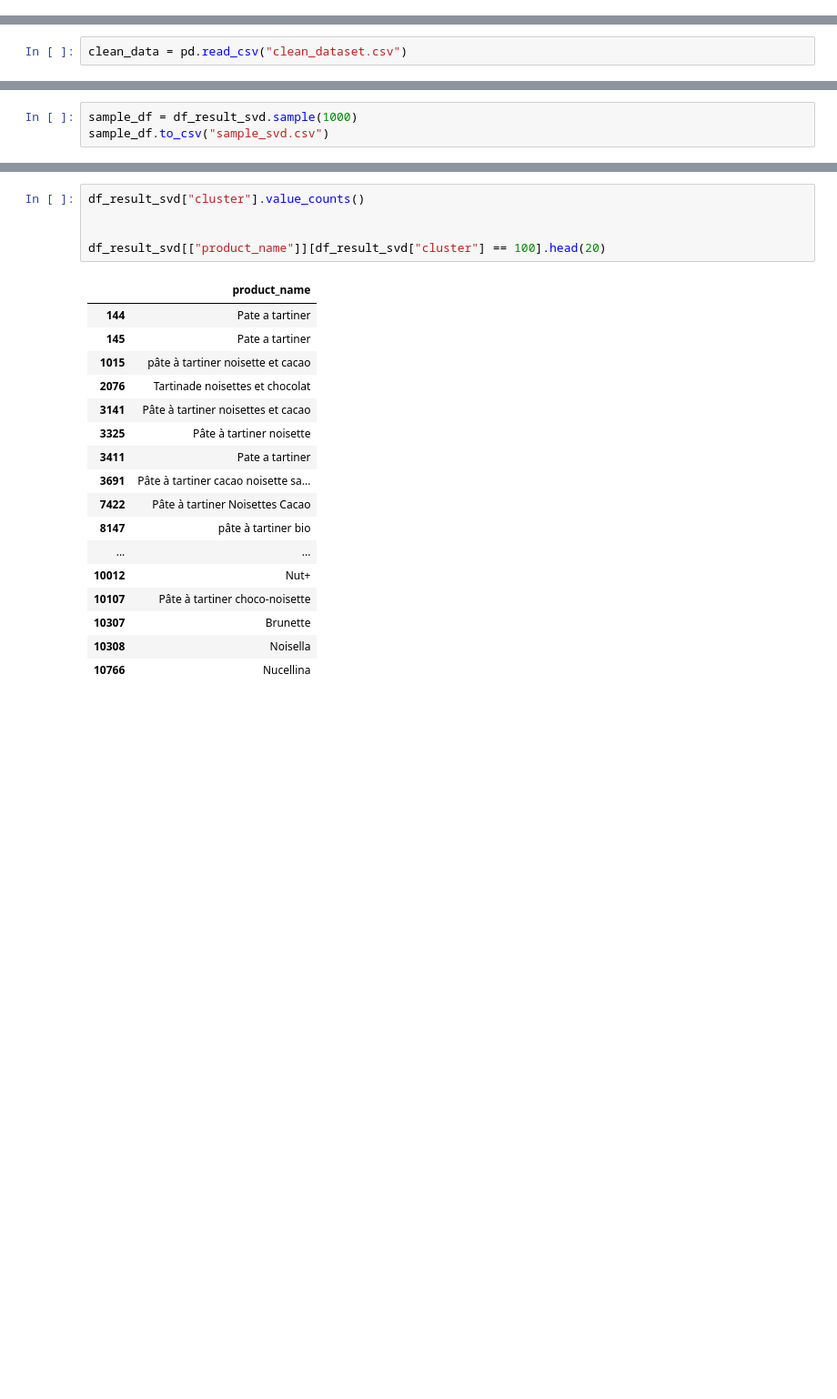
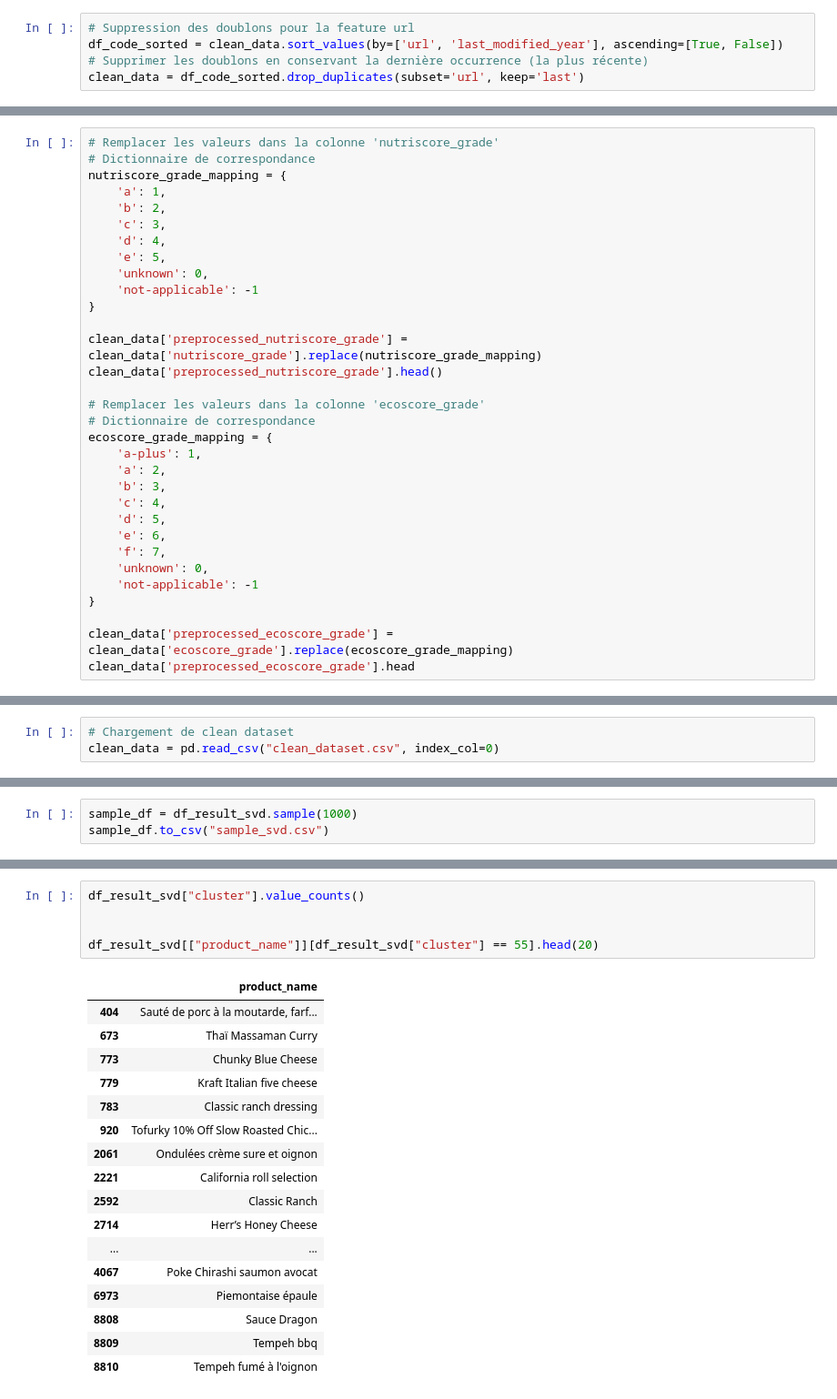
Before and after one commit to littlerobinson/foodstuffs_recommendation, a Jupyter notebook: notebooks/research_alex.ipynb, the cells around one changed output, grey strips where cells are left out. Shown at 91% size. Saved outputs shown, nothing was run; the diff lists cells and outputs as text; blank space fills up the shorter version.

```diff
--- a/notebooks/research_alex.ipynb
+++ b/notebooks/research_alex.ipynb
@@ -634,0 +646,5 @@ See the caveats in the documentation: https://pandas.pydata.org/pandas-docs/stab
+# %%
+# Suppression des doublons pour la feature url
+df_code_sorted = clean_data.sort_values(by=['url', 'last_modified_year'], ascending=[True, False])
+# Supprimer les doublons en conservant la dernière occurrence (la plus récente)
+clean_data = df_code_sorted.drop_duplicates(subset='url', keep='last')
@@ -669,4 +721,2 @@ clean_data.to_csv("clean_dataset.csv")
 # %% [markdown]
 ### Text processing
-# %%
-clean_data = pd.read_csv("clean_dataset.csv")
@@ -674,0 +723,32 @@ Columns (1) have mixed types. Specify dtype option on import or set low_memory=F
+# %%
+# Remplacer les valeurs dans la colonne 'nutriscore_grade'
+# Dictionnaire de correspondance
+nutriscore_grade_mapping = {
+    'a': 1,
+    'b': 2,
+    'c': 3,
+    'd': 4,
+    'e': 5,
+    'unknown': 0,
+    'not-applicable': -1
+}
+
+clean_data['preprocessed_nutriscore_grade'] = clean_data['nutriscore_grade'].replace(nutriscore_grade_mapping)
+clean_data['preprocessed_nutriscore_grade'].head()
+
+# Remplacer les valeurs dans la colonne 'ecoscore_grade'
+# Dictionnaire de correspondance
+ecoscore_grade_mapping = {
+    'a-plus': 1,
+    'a': 2,
+    'b': 3,
+    'c': 4,
+    'd': 5,
+    'e': 6,
+    'f': 7,
+    'unknown': 0,
+    'not-applicable': -1
+}
+
+clean_data['preprocessed_ecoscore_grade'] = clean_data['ecoscore_grade'].replace(ecoscore_grade_mapping)
+clean_data['preprocessed_ecoscore_grade'].head
@@ -809,3 +945,6 @@ CountVectorizer et TF-IDF sont légers et efficaces pour des listes de tags ou d
 Word Embeddings ajoutent la dimension sémantique.
 
 BERT excelle dans des phrases contextuelles, mais est plus lourd et parfois excessif pour des mots isolés.
+# %%
+# Chargement de clean dataset
+clean_data = pd.read_csv("clean_dataset.csv", index_col=0)
@@ -1131,26 +1402,26 @@ cluster_count_df[cluster_count_df["count"] > 10]
 # %%
 df_result_svd["cluster"].value_counts()
 
 
-df_result_svd[["product_name"]][df_result_svd["cluster"] == 100].head(20)
+df_result_svd[["product_name"]][df_result_svd["cluster"] == 55].head(20)
 # %% [output]
 |  | product_name |
-| 144 | Pate a tartiner |
-| 145 | Pate a tartiner |
-| 1015 | pâte à tartiner noisette et cacao |
-| 2076 | Tartinade noisettes et chocolat |
-| 3141 | Pâte à tartiner noisettes et cacao |
-| 3325 | Pâte à tartiner noisette |
-| 3411 | Pate a tartiner |
-| 3691 | Pâte à tartiner cacao noisette sa... |
-| 7422 | Pâte à tartiner Noisettes Cacao |
-| 8147 | pâte à tartiner bio |
+| 404 | Sauté de porc à la moutarde, farf... |
+| 673 | Thaï Massaman Curry |
+| 773 | Chunky Blue Cheese |
+| 779 | Kraft Italian five cheese |
+| 783 | Classic ranch dressing |
+| 920 | Tofurky 10% Off Slow Roasted Chic... |
+| 2061 | Ondulées crème sure et oignon |
+| 2221 | California roll selection |
+| 2592 | Classic Ranch |
+| 2714 | Herr’s Honey Cheese |
 | ... | ... |
-| 10012 | Nut+ |
-| 10107 | Pâte à tartiner choco-noisette |
-| 10307 | Brunette |
-| 10308 | Noisella |
-| 10766 | Nucellina |
+| 4067 | Poke Chirashi saumon avocat |
+| 6973 | Piemontaise épaule |
+| 8808 | Sauce Dragon |
+| 8809 | Tempeh bbq |
+| 8810 | Tempeh fumé à l'oignon |
 # %%
 df_result_pca["cluster"].value_counts()
 
```
Also changed, not shown: parts of 49 cells of this notebook, 1 other file.
